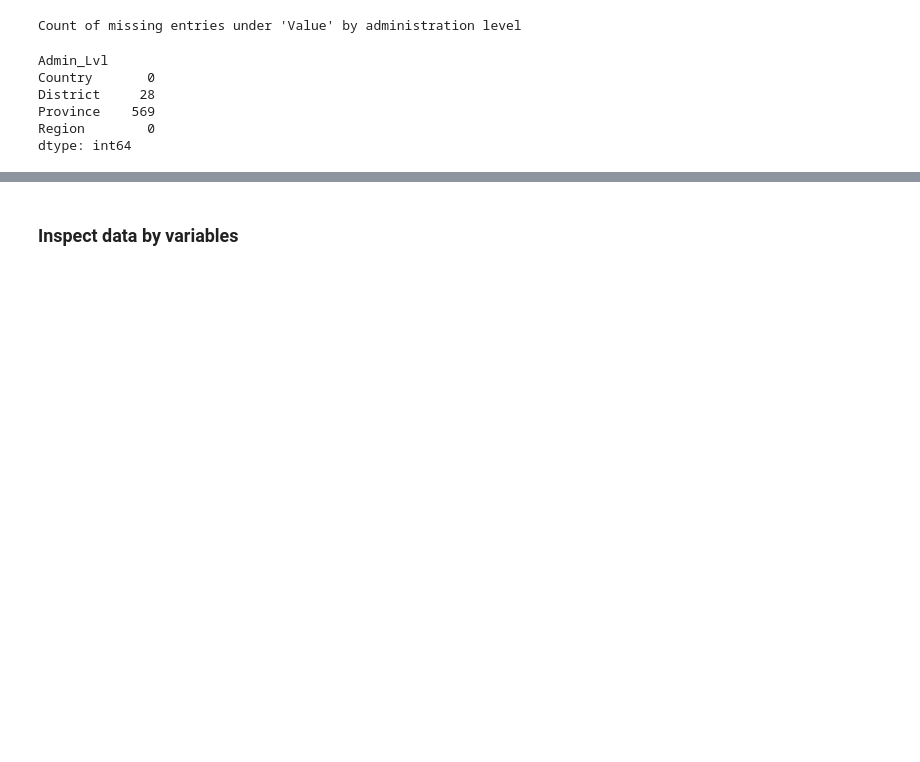
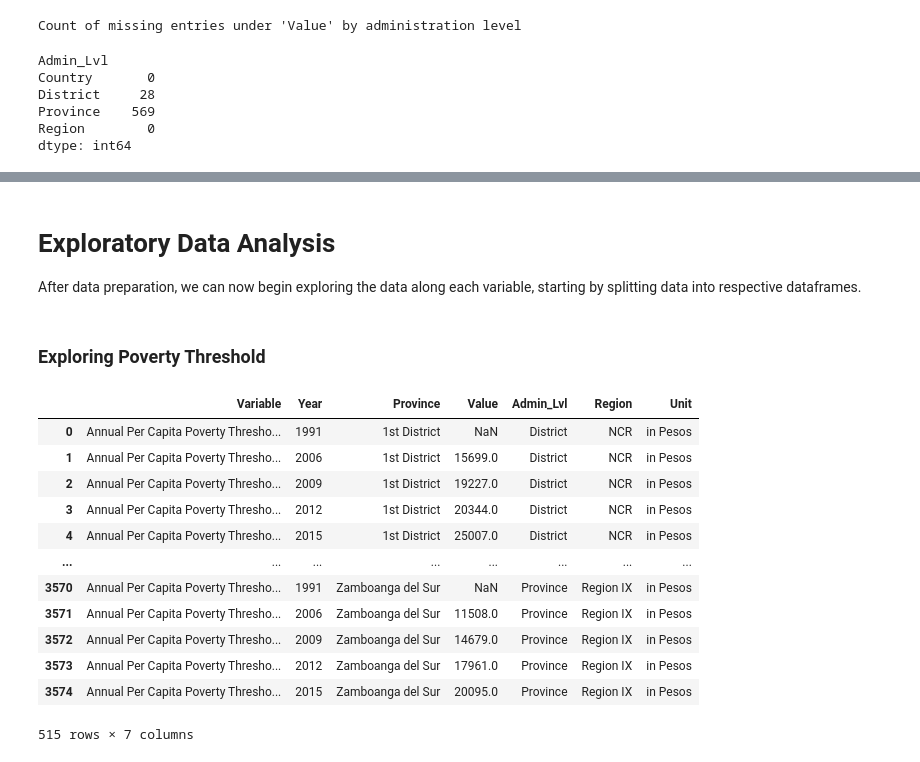
Before and after one commit to IrishMorales/ph-poverty-statistics, a Jupyter notebook: ph-poverty-statistics.ipynb, the cells around one changed output, grey strips where cells are left out. Cells and saved outputs as stored; diff of their text form; code cells hidden in the pictures; blank space fills up the shorter version.

```diff
--- a/ph-poverty-statistics.ipynb
+++ b/ph-poverty-statistics.ipynb
@@ -450,2 +478,0 @@ df.describe() # TODO: Replace
-# %% [markdown]
-### Inspect data by variables
@@ -453,0 +479,32 @@ df.describe() # TODO: Replace
+# %% [markdown]
+# Exploratory Data Analysis
+After data preparation, we can now begin exploring the data along each variable, starting by splitting data into respective dataframes.
+# %%
+# Create dataframes for each variable
+gb = df.groupby('Variable')
+
+poverty_threshold = gb.get_group('Annual Per Capita Poverty Threshold (in Pesos)')
+poverty_incidence_fam = gb.get_group('Poverty Incidence among Families (%)')
+poverty_magnitude_fam = gb.get_group('Magnitude of Poor Families')
+poverty_incidence_pop = gb.get_group('Poverty Incidence among Population (%)')
+poverty_magnitude_pop = gb.get_group('Magnitude of Poor Population')
+subsistence_incidence_pop = gb.get_group('Subsistence Incidence among Population (%)')
+subsistence_magnitude_pop = gb.get_group('Magnitude of Subsistence Poor Population')
+# %% [markdown]
+### Exploring Poverty Threshold
+# %%
+poverty_threshold
+# %% [output]
+|  | Variable | Year | Province | Value | Admin_Lvl | Region | Unit |
+| 0 | Annual Per Capita Poverty Thresho... | 1991 | 1st District | NaN | District | NCR | in Pesos |
+| 1 | Annual Per Capita Poverty Thresho... | 2006 | 1st District | 15699.0 | District | NCR | in Pesos |
+| 2 | Annual Per Capita Poverty Thresho... | 2009 | 1st District | 19227.0 | District | NCR | in Pesos |
+| 3 | Annual Per Capita Poverty Thresho... | 2012 | 1st District | 20344.0 | District | NCR | in Pesos |
+| 4 | Annual Per Capita Poverty Thresho... | 2015 | 1st District | 25007.0 | District | NCR | in Pesos |
+| ... | ... | ... | ... | ... | ... | ... | ... |
+| 3570 | Annual Per Capita Poverty Thresho... | 1991 | Zamboanga del Sur | NaN | Province | Region IX | in Pesos |
+| 3571 | Annual Per Capita Poverty Thresho... | 2006 | Zamboanga del Sur | 11508.0 | Province | Region IX | in Pesos |
+| 3572 | Annual Per Capita Poverty Thresho... | 2009 | Zamboanga del Sur | 14679.0 | Province | Region IX | in Pesos |
+| 3573 | Annual Per Capita Poverty Thresho... | 2012 | Zamboanga del Sur | 17961.0 | Province | Region IX | in Pesos |
+| 3574 | Annual Per Capita Poverty Thresho... | 2015 | Zamboanga del Sur | 20095.0 | Province | Region IX | in Pesos |
+515 rows × 7 columns
```
Also changed, not shown: parts of 15 cells of this notebook.
